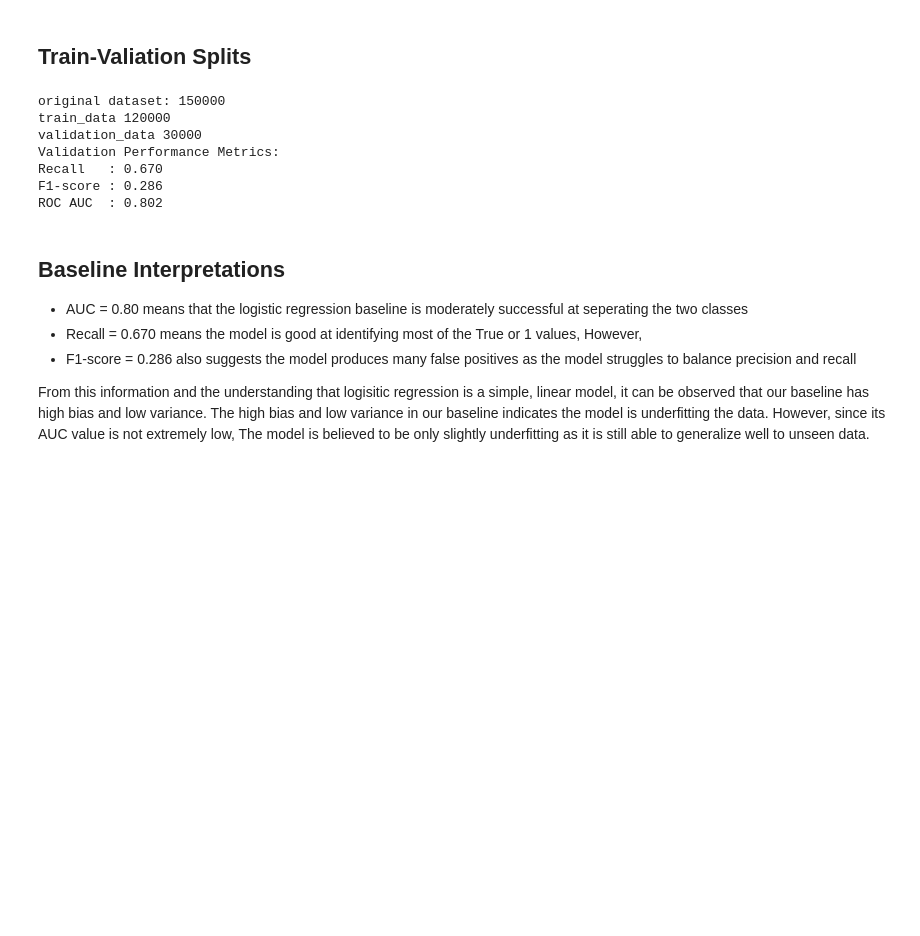
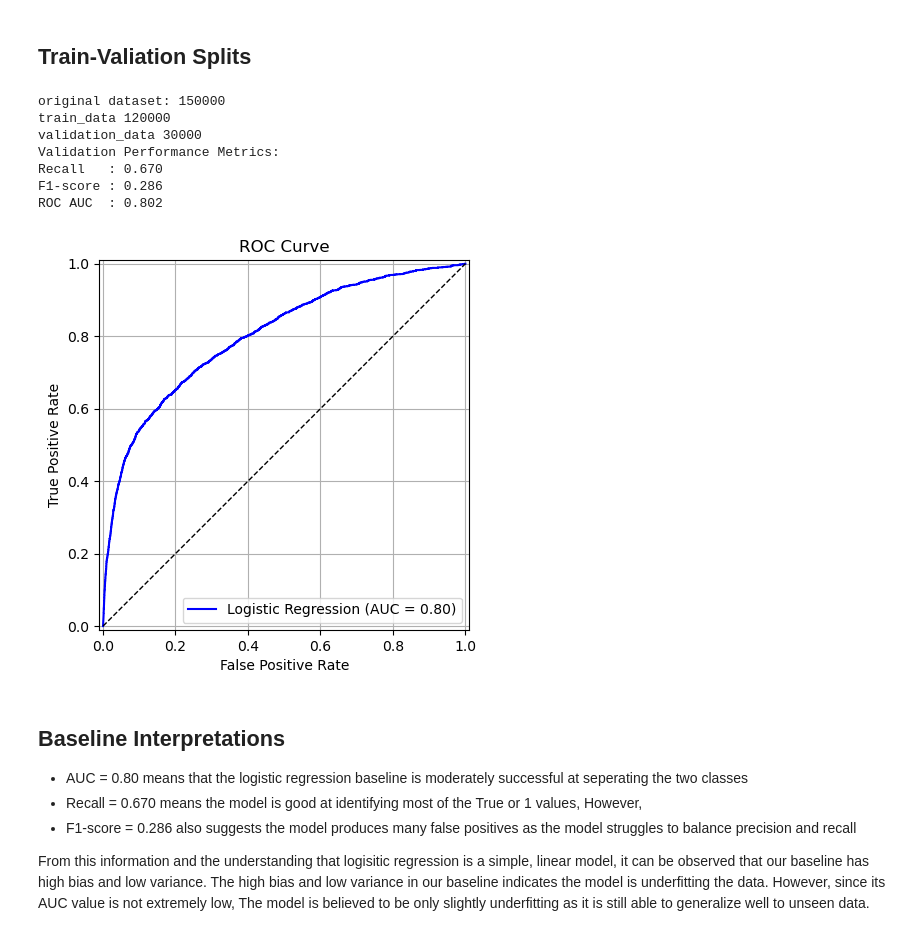
Before and after one commit to spy772/CISC-251-Project, a Jupyter notebook: Baseline_model.ipynb, the cells around one changed output. Cells and saved outputs as stored; diff of their text form; code cells hidden in the pictures; blank space fills up the shorter version.

```diff
--- a/Baseline_model.ipynb
+++ b/Baseline_model.ipynb
@@ -50,43 +50,59 @@ Recall and F1-score are appropriate preformance metrics for our model because th
 ## Train-Valiation Splits
 # %%
 from sklearn.model_selection import train_test_split
-from sklearn.metrics import accuracy_score, precision_score, recall_score, f1_score, roc_auc_score
+from sklearn.metrics import recall_score, f1_score, roc_auc_score, RocCurveDisplay
+import matplotlib.pyplot as plt
 
+# Split data (80% train, 20% validation) w/ Stratification
+x_train, x_val, y_train, y_val = train_test_split(x_imputed, y, test_size=0.2, random_state=42, stratify=y)
 
-x_train, x_val, y_train, y_val = train_test_split(
-    x_imputed, y, test_size=0.2, random_state=42, stratify=y)
-
+# Display data split
 print(
     'original dataset:', len(data),
     '\ntrain_data', len(x_train),
     '\nvalidation_data', len(x_val)
 )
 
+# Scaling
 x_train_scaled = scaler.fit_transform(x_train)
 x_val_scaled = scaler.transform(x_val)
 
+# Logistic Regression model
 logreg = LogisticRegression(max_iter=1000, class_weight='balanced')
 logreg.fit(x_train_scaled, y_train)
 
+# Predictions
 y_pred = logreg.predict(x_val_scaled)
-y_proba = logreg.predict_proba(x_val_scaled)[:, 1]
+y_prob = logreg.predict_proba(x_val_scaled)[:, 1]
 
+# Evaluation metrics
 recall = recall_score(y_val, y_pred)
 f1 = f1_score(y_val, y_pred)
-auc = roc_auc_score(y_val, y_proba)
+auc = roc_auc_score(y_val, y_prob)
 
+# Display evaluation metrics
 print("Validation Performance Metrics:")
 print(f"Recall   : {recall:.3f}")
 print(f"F1-score : {f1:.3f}")
 print(f"ROC AUC  : {auc:.3f}")
+
+# Plot ROC curve using RocCurveDisplay
+RocCurveDisplay.from_predictions(y_val, y_prob, name='Logistic Regression', color='blue')
+plt.plot([0, 1], [0, 1], color='black', linestyle='--', lw=1)
+plt.title('ROC Curve')
+plt.xlabel('False Positive Rate')
+plt.ylabel('True Positive Rate')
+plt.grid(True)
+plt.show()
 # %% [output]
 original dataset: 150000
 train_data 120000
 validation_data 30000
 Validation Performance Metrics:
 Recall   : 0.670
 F1-score : 0.286
 ROC AUC  : 0.802
+[figure, added]
 # %% [markdown]
 ## Baseline Interpretations
 
```
